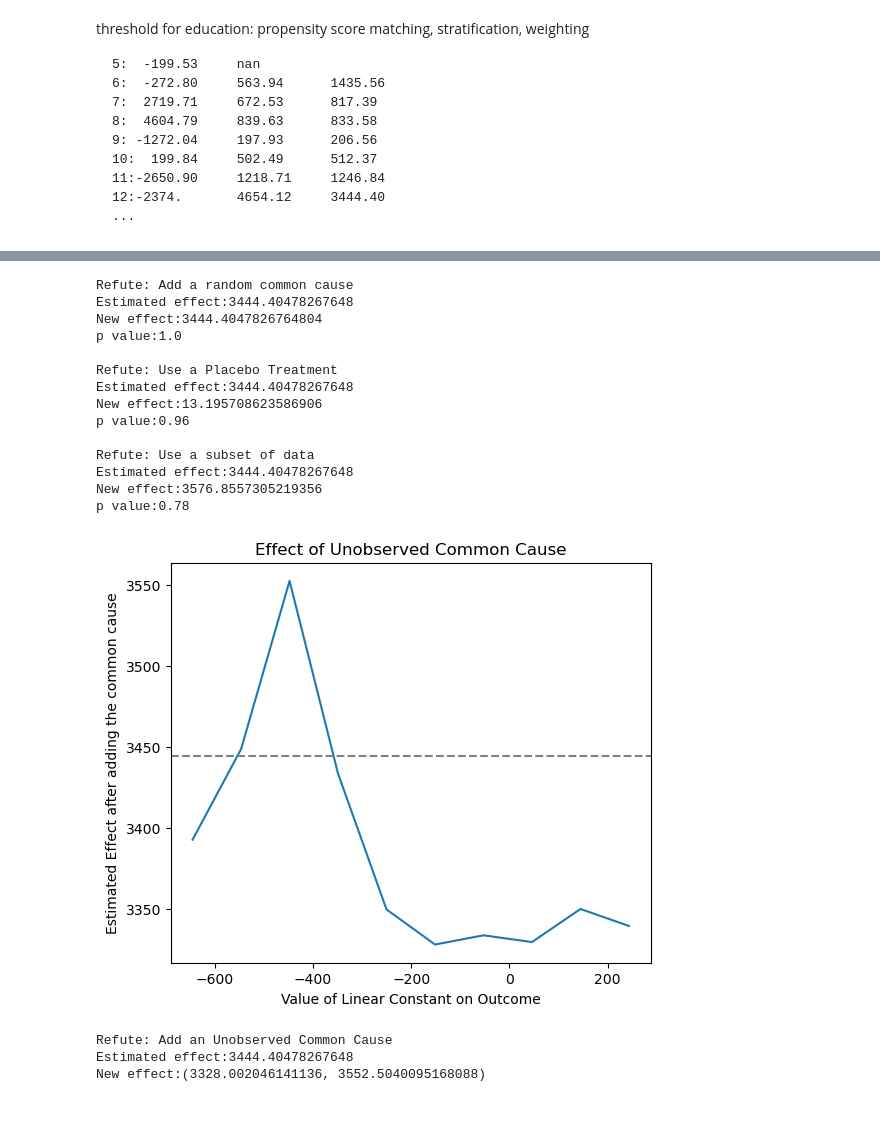
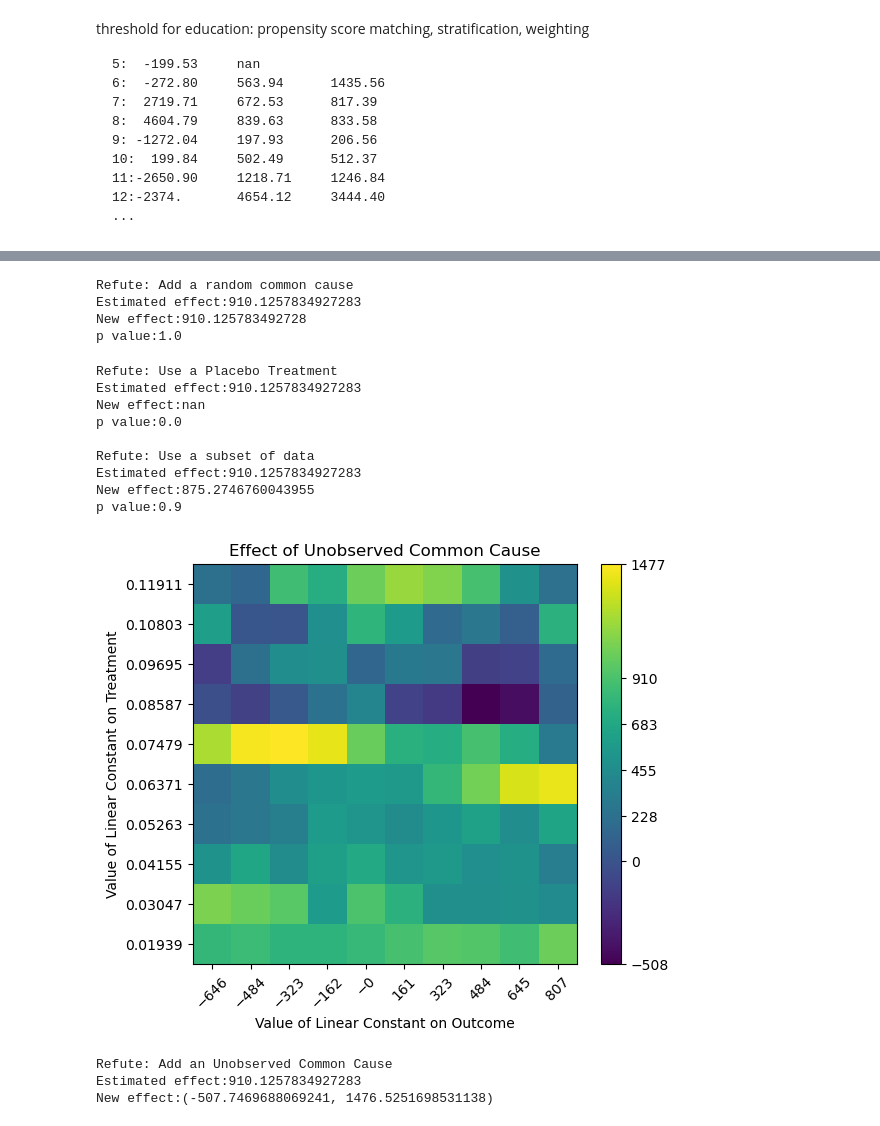
Before and after one commit to sohamchatterjee50/CAUSALITY, a Jupyter notebook: Causal_effect_n_validation.ipynb, the cells around one changed output, grey strips where cells are left out. Saved outputs shown, nothing was run; the diff lists cells and outputs as text; code cells hidden in the pictures.

```diff
--- a/Causal_effect_n_validation.ipynb
+++ b/Causal_effect_n_validation.ipynb
@@ -108,29 +80,29 @@ backdoor.linear_regression ATE : 276.70370006250687
 # %%
 # make treatment variable binary
 data_binary = data.copy()
-data_binary['education'] = data_binary['education'].apply(lambda x: 1 if x > 12 else 0)
+# data_binary['education'] = data_binary['education'].apply(lambda x: 1 if x > 12 else 0)
 display_data = data_binary.copy()
 model=CausalModel(
     data = data_binary,
-    treatment='education',
+    treatment='treat',
     outcome='re78',
     graph=gml_graph
 )
 model.view_model()
 
-identified_estimand_binary = model.identify_effect()
+identified_estimand = model.identify_effect()
 
-print(identified_estimand_binary)
+print(identified_estimand)
 
 identifier = model.identifier
 identifier.identify_backdoor(model._graph._graph, model._treatment, model._outcome, list(model._graph.get_all_nodes(include_unobserved=False)))
 
-estimate_matching = model.estimate_effect(identified_estimand_binary, method_name="backdoor.propensity_score_matching")
+estimate_matching = model.estimate_effect(identified_estimand, method_name="backdoor.propensity_score_matching")
 print("backdoor.propensity_score_matching ATE:", estimate_matching.value)
 
-estimate_strat = model.estimate_effect(identified_estimand_binary, method_name="backdoor.propensity_score_stratification")
+estimate_strat = model.estimate_effect(identified_estimand, method_name="backdoor.propensity_score_stratification")
 print("backdoor.propensity_score_stratification ATE :", estimate_strat.value)
 
-estimate_weight = model.estimate_effect(identified_estimand_binary, method_name="backdoor.propensity_score_weighting")
+estimate_weight = model.estimate_effect(identified_estimand, method_name="backdoor.propensity_score_weighting")
 print("backdoor.propensity_score_weighting ATE :", estimate_weight.value)
 # %% [output]
@@ -238,32 +219,31 @@ p value:1.0
 # %%
-res_random_weight=model.refute_estimate(identified_estimand_binary, estimate_weight, method_name="random_common_cause")
+res_random_weight=model.refute_estimate(identified_estimand, estimate_weight, method_name="random_common_cause")
 print(res_random_weight)
 
-res_placebo=model.refute_estimate(identified_estimand_binary, estimate_weight, method_name="placebo_treatment_refuter")
+res_placebo=model.refute_estimate(identified_estimand, estimate_weight, method_name="placebo_treatment_refuter")
 print(res_placebo)
 
-res_subset=model.refute_estimate(identified_estimand_binary, estimate_weight, method_name="data_subset_refuter")
+res_subset=model.refute_estimate(identified_estimand, estimate_weight, method_name="data_subset_refuter")
 print(res_subset)
 
-res_add=model.refute_estimate(identified_estimand_binary, estimate_weight, method_name="add_unobserved_common_cause")
+res_add=model.refute_estimate(identified_estimand, estimate_weight, method_name="add_unobserved_common_cause")
 print(res_add)
 # %% [output]
 Refute: Add a random common cause
-Estimated effect:3444.40478267648
-New effect:3444.4047826764804
+Estimated effect:910.1257834927283
+New effect:910.125783492728
 p value:1.0
-
-Refute: Use a Placebo Treatment
-Estimated effect:3444.40478267648
-New effect:13.195708623586906
-p value:0.96
-
-Refute: Use a subset of data
-Estimated effect:3444.40478267648
-New effect:3576.8557305219356
-p value:0.78
+Refute: Use a Placebo Treatment
+Estimated effect:910.1257834927283
+New effect:nan
+p value:0.0
+
+Refute: Use a subset of data
+Estimated effect:910.1257834927283
+New effect:875.2746760043955
+p value:0.9
-[figure, old version]
+[figure, new version]
-Refute: Add an Unobserved Common Cause
-Estimated effect:3444.40478267648
-New effect:(3328.002046141136, 3552.5040095168088)
+Refute: Add an Unobserved Common Cause
+Estimated effect:910.1257834927283
+New effect:(-507.7469688069241, 1476.5251698531138)
 # %%
```
Also changed, not shown: parts of 16 cells of this notebook.
